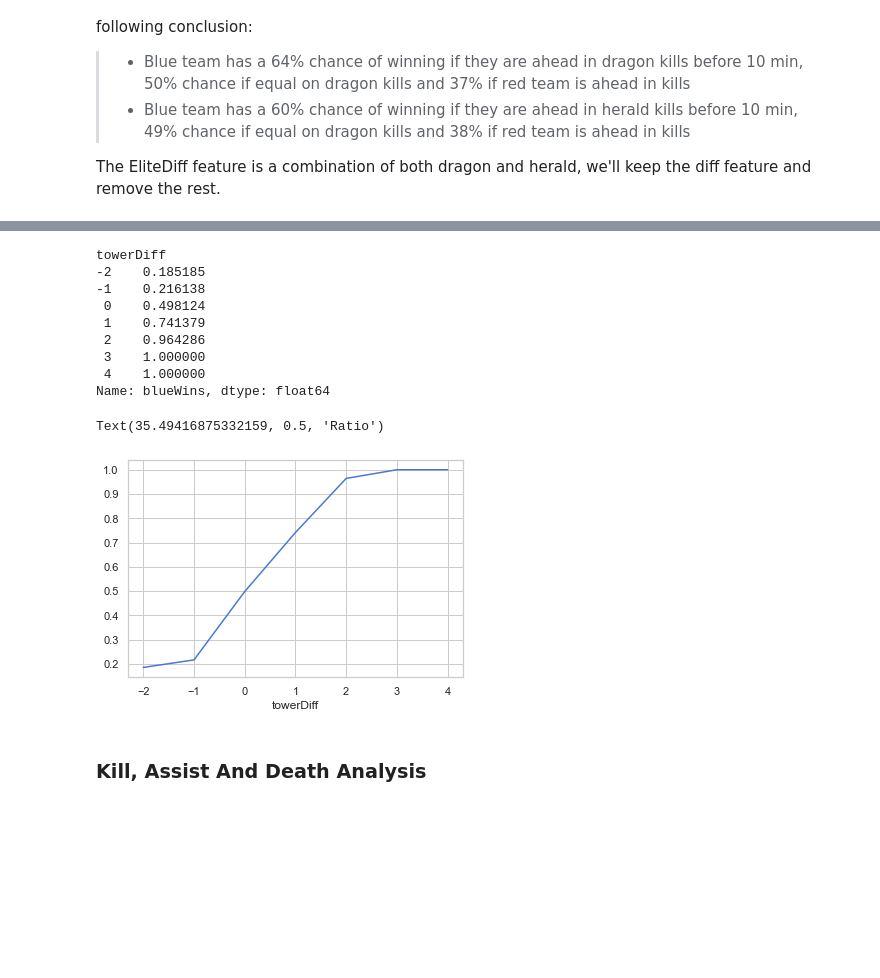
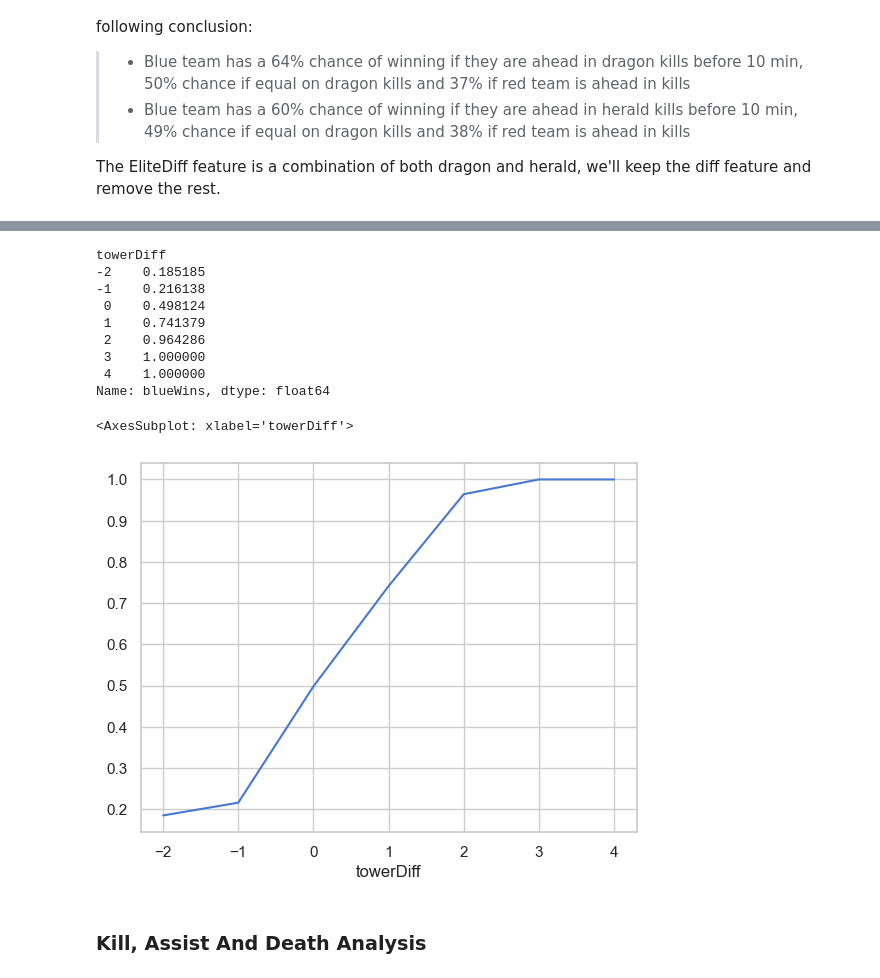
Before and after one commit to Asabe041/devoir1CSI4506, a Jupyter notebook: LeagueOfLegendsMLNoteBook.ipynb, the cells around one changed output, grey strips where cells are left out. Cells and saved outputs as stored; diff of their text form; code cells hidden in the pictures; blank space fills up the shorter version.

```diff
--- a/LeagueOfLegendsMLNoteBook.ipynb
+++ b/LeagueOfLegendsMLNoteBook.ipynb
@@ -260,7 +269,0 @@ plt.show()
-# %%
-columns = []
-current_df.drop(columns, axis=1, inplace=True)
-
-# we can now rename blueGoldDiff and blueExperienceDiff to goldDiff and experienceDiff
-current_df.rename(columns={'blueGoldDiff':'goldDiff', 'blueExperienceDiff':'experienceDiff'}, inplace=True)
-current_df.head()
@@ -323,26 +330,24 @@ current_df.drop(columns, axis=1, inplace=True)
 # %%
 current_df['towerDiff'] = current_df['blueTowersDestroyed'] - current_df['redTowersDestroyed']
 data = pd.concat([target, current_df], axis=1)
 
-towerGroup = data.groupby(['towerDiff'])['blueWins'].mean()
-print(towerGroup)
+towerData = data.groupby(['towerDiff'])['blueWins'].mean()
+print(towerData)
 
-plt.plot(figsize=(15,5))
-towerGroup.plot(kind='line')
-ax[0].set_title('Ratio Blue Wins')
-ax[0].set_ylabel('Ratio')
+ax = plt.plot(figsize=(15,5))
+towerData.plot(kind='line')
 # %% [output]
 towerDiff
 -2    0.185185
 -1    0.216138
  0    0.498124
  1    0.741379
  2    0.964286
  3    1.000000
  4    1.000000
 Name: blueWins, dtype: float64
-Text(35.49416875332159, 0.5, 'Ratio')
+<AxesSubplot: xlabel='towerDiff'>
-[figure, old version]
+[figure, new version]
 # %%
 columns = ['blueTowersDestroyed','redTowersDestroyed']
 current_df.drop(columns, axis=1, inplace=True)
```
Also changed, not shown: parts of 36 cells of this notebook.
